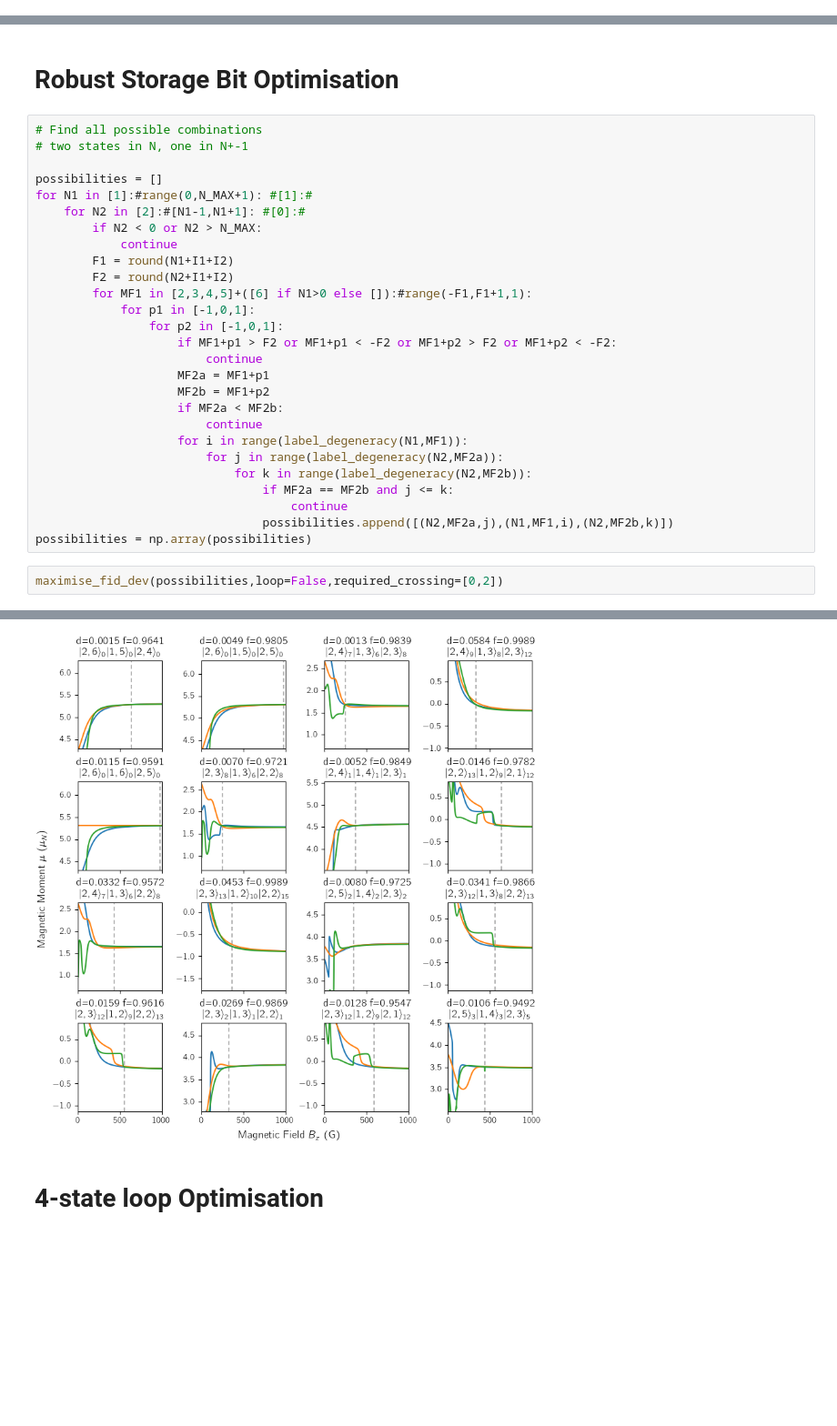
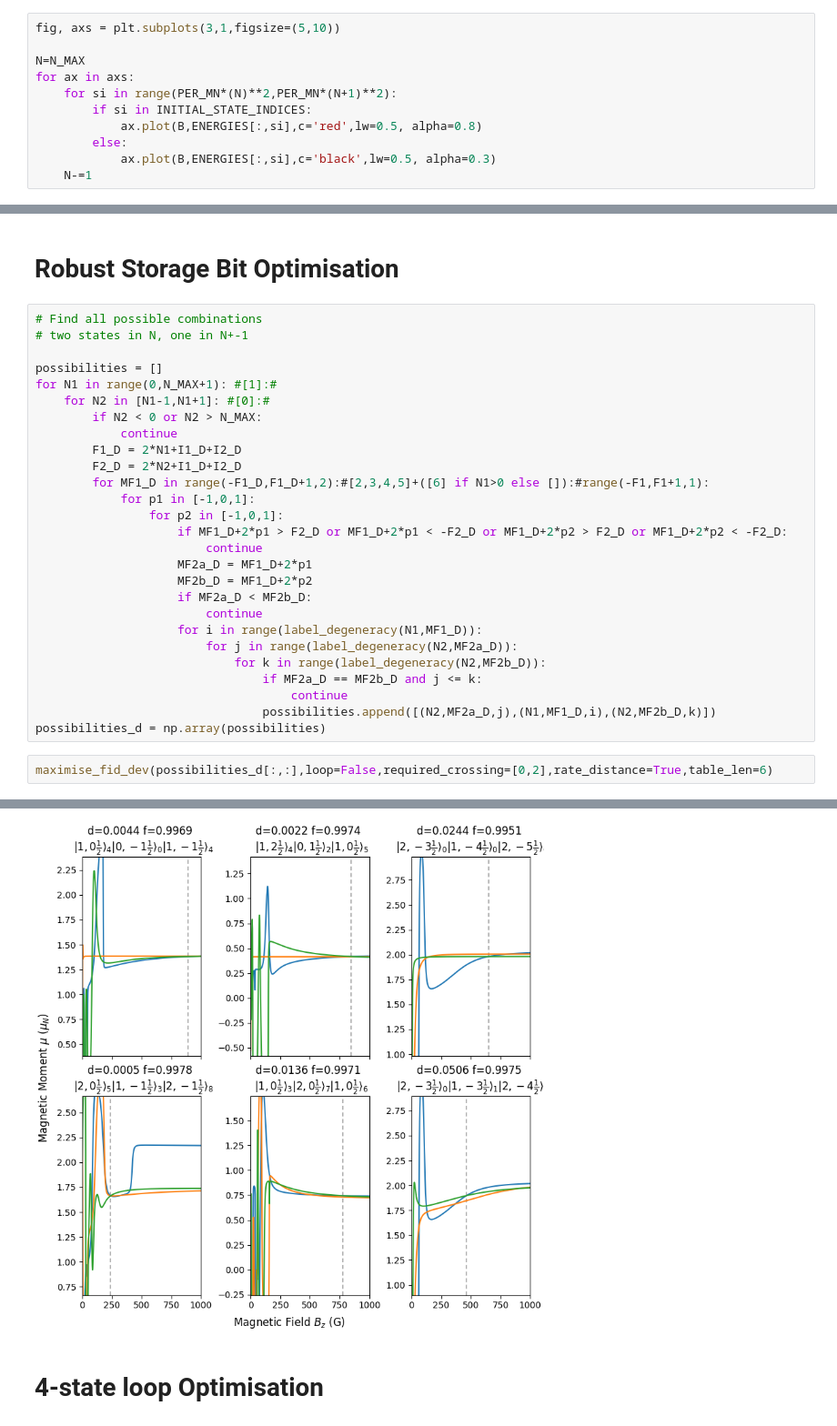
Before and after one commit to tomhepz/MolecularEnergyLevels, a Jupyter notebook: notebooks/optimiser.ipynb, the cells around one changed output, grey strips where cells are left out. Shown at 91% size. Cells and saved outputs as stored; diff of their text form; blank space fills up the shorter version.

```diff
--- a/notebooks/optimiser.ipynb
+++ b/notebooks/optimiser.ipynb
@@ -169,0 +201,11 @@ def fidelity(ts,d=8):
+# %%
+fig, axs = plt.subplots(3,1,figsize=(5,10))
+
+N=N_MAX
+for ax in axs:
+    for si in range(PER_MN*(N)**2,PER_MN*(N+1)**2):
+        if si in INITIAL_STATE_INDICES:
+            ax.plot(B,ENERGIES[:,si],c='red',lw=0.5, alpha=0.8)
+        else:
+            ax.plot(B,ENERGIES[:,si],c='black',lw=0.5, alpha=0.3)
+    N-=1
@@ -518,28 +550,28 @@ def maximise_fid_dev(possibilities,loop=False,plot=True,required_crossing=None,m
 # two states in N, one in N+-1
 
 possibilities = []
-for N1 in [1]:#range(0,N_MAX+1): #[1]:#
-    for N2 in [2]:#[N1-1,N1+1]: #[0]:#
+for N1 in range(0,N_MAX+1): #[1]:#
+    for N2 in [N1-1,N1+1]: #[0]:#
         if N2 < 0 or N2 > N_MAX:
             continue
-        F1 = round(N1+I1+I2)
-        F2 = round(N2+I1+I2)
-        for MF1 in [2,3,4,5]+([6] if N1>0 else []):#range(-F1,F1+1,1):
+        F1_D = 2*N1+I1_D+I2_D
+        F2_D = 2*N2+I1_D+I2_D
+        for MF1_D in range(-F1_D,F1_D+1,2):#[2,3,4,5]+([6] if N1>0 else []):#range(-F1,F1+1,1):
             for p1 in [-1,0,1]:
                 for p2 in [-1,0,1]:
-                    if MF1+p1 > F2 or MF1+p1 < -F2 or MF1+p2 > F2 or MF1+p2 < -F2:
+                    if MF1_D+2*p1 > F2_D or MF1_D+2*p1 < -F2_D or MF1_D+2*p2 > F2_D or MF1_D+2*p2 < -F2_D:
                         continue
-                    MF2a = MF1+p1
-                    MF2b = MF1+p2
-                    if MF2a < MF2b:
+                    MF2a_D = MF1_D+2*p1
+                    MF2b_D = MF1_D+2*p2
+                    if MF2a_D < MF2b_D:
                         continue
-                    for i in range(label_degeneracy(N1,MF1)):
-                        for j in range(label_degeneracy(N2,MF2a)):
-                            for k in range(label_degeneracy(N2,MF2b)):
-                                if MF2a == MF2b and j <= k:
+                    for i in range(label_degeneracy(N1,MF1_D)):
+                        for j in range(label_degeneracy(N2,MF2a_D)):
+                            for k in range(label_degeneracy(N2,MF2b_D)):
+                                if MF2a_D == MF2b_D and j <= k:
                                     continue
-                                possibilities.append([(N2,MF2a,j),(N1,MF1,i),(N2,MF2b,k)])
-possibilities = np.array(possibilities)
+                                possibilities.append([(N2,MF2a_D,j),(N1,MF1_D,i),(N2,MF2b_D,k)])
+possibilities_d = np.array(possibilities)
 # %%
-maximise_fid_dev(possibilities,loop=False,required_crossing=[0,2])
+maximise_fid_dev(possibilities_d[:,:],loop=False,required_crossing=[0,2],rate_distance=True,table_len=6)
 # %% [output]
@@ -563,4 +594,4 @@ maximise_fid_dev(possibilities,loop=False,required_crossing=[0,2])
-[figure, old version]
+[figure, new version]
 # %% [markdown]
 # 4-state loop Optimisation
 # %%
```
Also changed, not shown: parts of 28 cells of this notebook, 4 other files.
